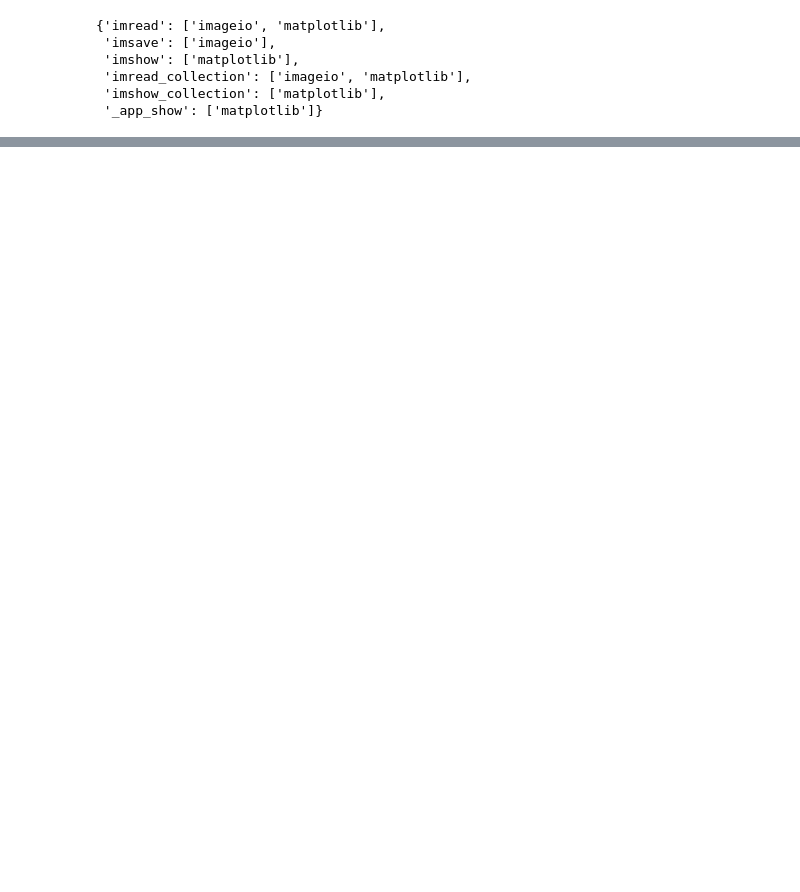
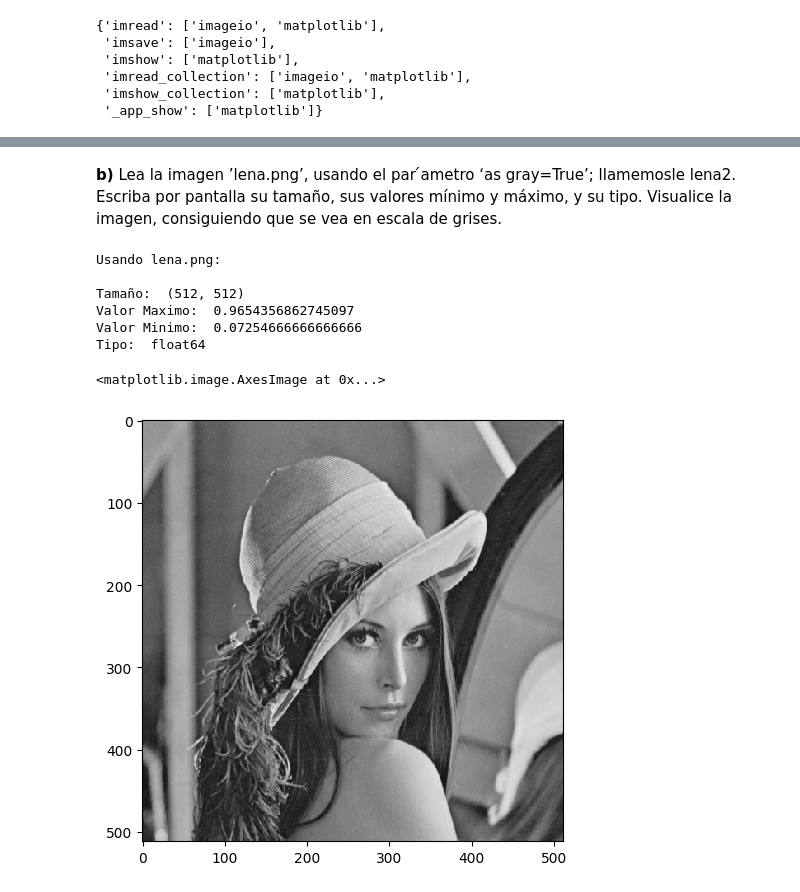
Before and after one commit to ChantaClown/3-year, a Jupyter notebook: computer_vision/p1/practica1.ipynb, the cells around one changed output, grey strips where cells are left out. Drawn from its saved outputs; the diff is of its cells as text; code cells hidden in the pictures; blank space fills up the shorter version.

```diff
--- a/computer_vision/p1/practica1.ipynb
+++ b/computer_vision/p1/practica1.ipynb
@@ -36,0 +50,16 @@ Al realizar operaciones se pasade $uint8$ a $float$, pasamos de usar $(255,255,2
+# %% [markdown]
+__b)__ Lea la imagen ’lena.png’, usando el par ́ametro ‘as gray=True’; llamemosle lena2. Escriba por pantalla su tamaño, sus valores mínimo y máximo, y su tipo. Visualice la imagen, consiguiendo que se vea en escala de grises.
+# %%
+lena2 = io.imread("lena.png", as_gray=True)
+# Caracteristicas de la imagen
+image_caracteristics(lena2, "lena.png")
+io.imshow(lena2)
+# %% [output]
+Usando lena.png:
+
+Tamaño:  (512, 512)
+Valor Maximo:  0.9654356862745097
+Valor Minimo:  0.07254666666666666
+Tipo:  float64
+<matplotlib.image.AxesImage at 0x...>
+[figure, added]
```
Also changed, not shown: parts of 30 cells of this notebook, 8 other files.
